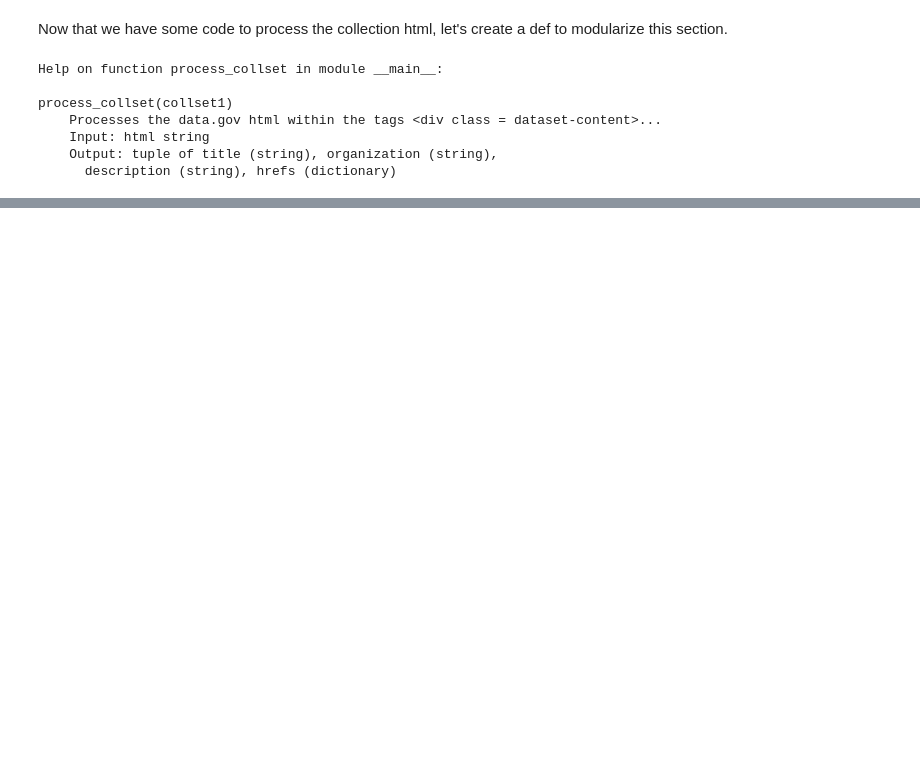
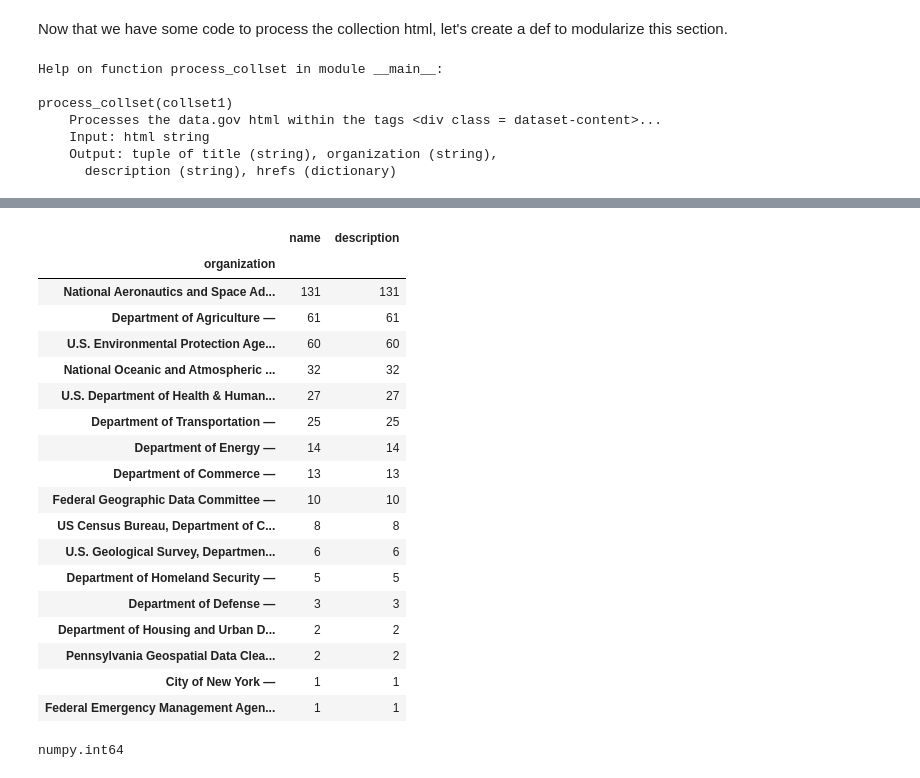
Before and after one commit to a-f-farris/141b-lectures, a Jupyter notebook: lecture21/lecture21.ipynb, the cells around one changed output, grey strips where cells are left out. Drawn from its saved outputs; the diff is of its cells as text; code cells hidden in the pictures; blank space fills up the shorter version.

```diff
--- a/lecture21/lecture21.ipynb
+++ b/lecture21/lecture21.ipynb
@@ -295,0 +310,2 @@ Integrated Surface Dataset (Global)
+# %%
+clim = clim_page(page=2)
@@ -295,0 +318,12 @@ Integrated Surface Dataset (Global)
+# %%
+page_num_max = 34
+climate_colls = []
+for page_num in range(1,page_num_max+1):
+    try:
+        clim = clim_page(page=page_num)
+        if clim != None:
+            climate_colls += [process_collset(c) for c in clim]
+        else:
+            break
+    except requests.HTTPError:
+        break
@@ -295,0 +347,3 @@ Integrated Surface Dataset (Global)
+# %%
+climate_df = pd.DataFrame({'name':c[0],'organization':c[1],'description':c[2]}
+                          for c in climate_colls)
@@ -295,0 +368,22 @@ Integrated Surface Dataset (Global)
+# %%
+org_count.sort_values(by='name',ascending=False)
+# %% [output]
+|  | name | description |
+| organization |  |  |
+| National Aeronautics and Space Ad... | 131 | 131 |
+| Department of Agriculture — | 61 | 61 |
+| U.S. Environmental Protection Age... | 60 | 60 |
+| National Oceanic and Atmospheric ... | 32 | 32 |
+| U.S. Department of Health & Human... | 27 | 27 |
+| Department of Transportation — | 25 | 25 |
+| Department of Energy — | 14 | 14 |
+| Department of Commerce — | 13 | 13 |
+| Federal Geographic Data Committee — | 10 | 10 |
+| US Census Bureau, Department of C... | 8 | 8 |
+| U.S. Geological Survey, Departmen... | 6 | 6 |
+| Department of Homeland Security — | 5 | 5 |
+| Department of Defense — | 3 | 3 |
+| Department of Housing and Urban D... | 2 | 2 |
+| Pennsylvania Geospatial Data Clea... | 2 | 2 |
+| City of New York — | 1 | 1 |
+| Federal Emergency Management Agen... | 1 | 1 |
@@ -295,0 +394,4 @@ Integrated Surface Dataset (Global)
+# %%
+type(rem_count)
+# %% [output]
+numpy.int64
```
Also changed, not shown: parts of 30 cells of this notebook, 1 other file.
